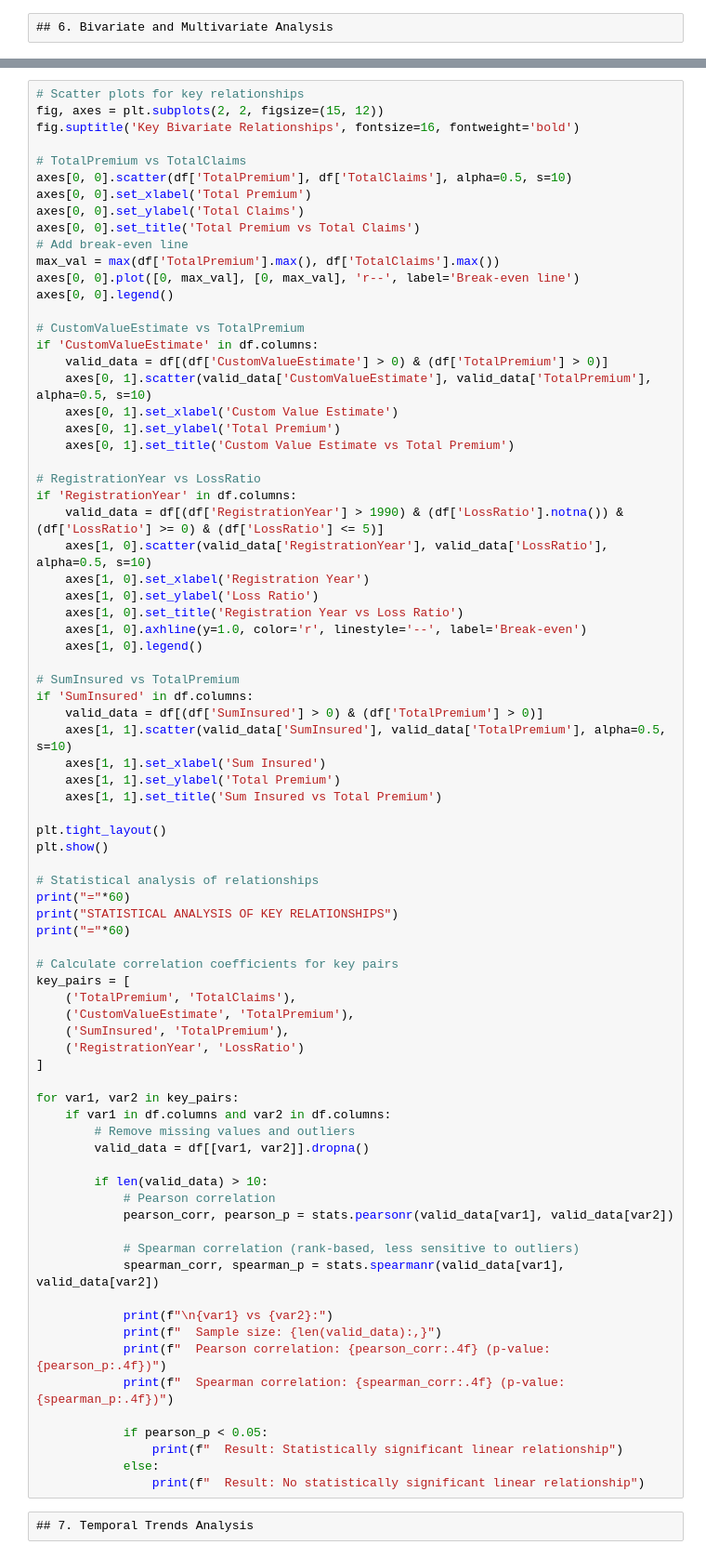
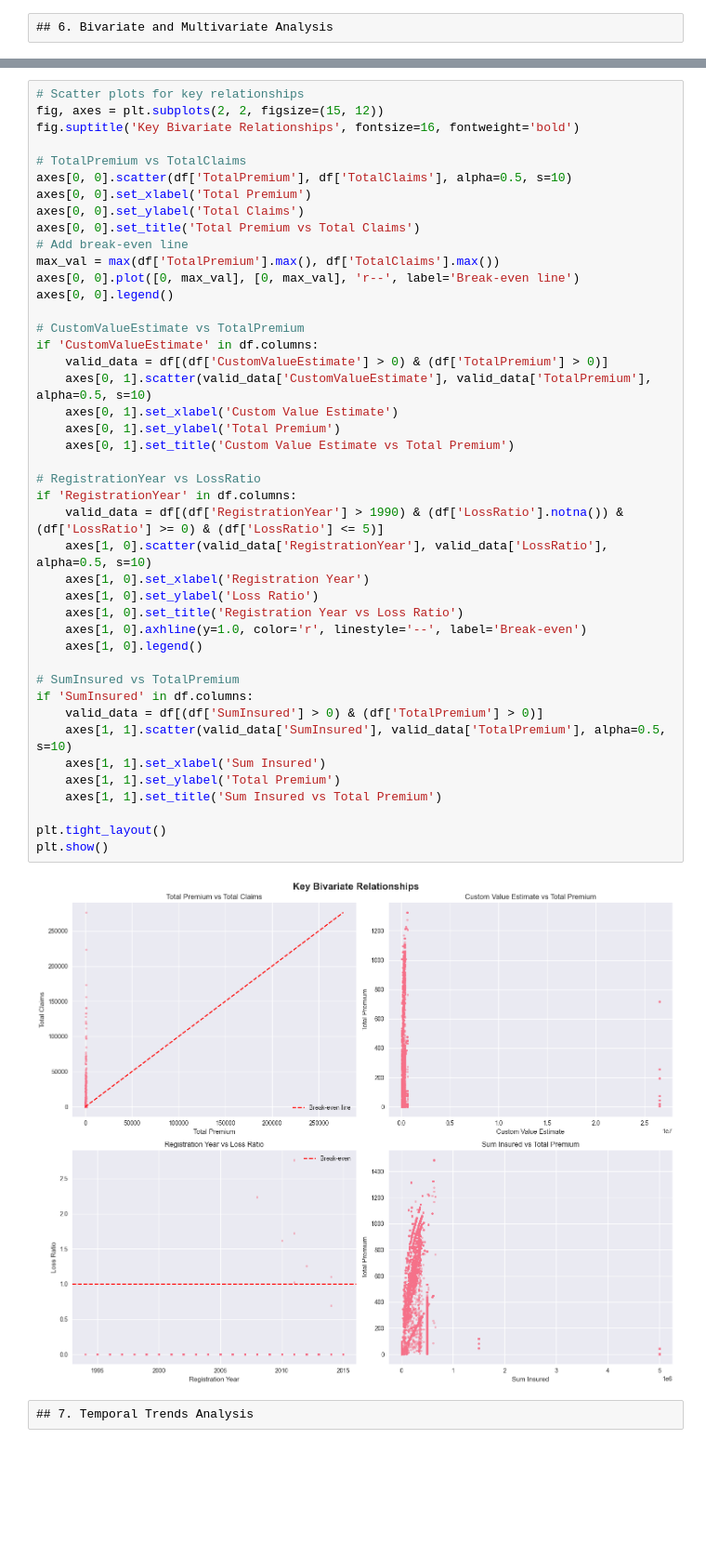
Before and after one commit to projwork/End-to-End-Insurance-Risk-Analytics, a Jupyter notebook: notebooks/EndtoEndInsuranceRiskAnalytics.ipynb, the cells around one changed output, grey strips where cells are left out. Shown at 93% size. Saved outputs shown, nothing was run; the diff lists cells and outputs as text; blank space fills up the shorter version.

```diff
--- a/notebooks/EndtoEndInsuranceRiskAnalytics.ipynb
+++ b/notebooks/EndtoEndInsuranceRiskAnalytics.ipynb
@@ -673,68 +1326,35 @@ axes[0, 0].plot([0, max_val], [0, max_val], 'r--', label='Break-even line')
 axes[0, 0].legend()
 
 # CustomValueEstimate vs TotalPremium
 if 'CustomValueEstimate' in df.columns:
     valid_data = df[(df['CustomValueEstimate'] > 0) & (df['TotalPremium'] > 0)]
     axes[0, 1].scatter(valid_data['CustomValueEstimate'], valid_data['TotalPremium'], alpha=0.5, s=10)
     axes[0, 1].set_xlabel('Custom Value Estimate')
     axes[0, 1].set_ylabel('Total Premium')
     axes[0, 1].set_title('Custom Value Estimate vs Total Premium')
 
 # RegistrationYear vs LossRatio
 if 'RegistrationYear' in df.columns:
     valid_data = df[(df['RegistrationYear'] > 1990) & (df['LossRatio'].notna()) & (df['LossRatio'] >= 0) & (df['LossRatio'] <= 5)]
     axes[1, 0].scatter(valid_data['RegistrationYear'], valid_data['LossRatio'], alpha=0.5, s=10)
     axes[1, 0].set_xlabel('Registration Year')
     axes[1, 0].set_ylabel('Loss Ratio')
     axes[1, 0].set_title('Registration Year vs Loss Ratio')
     axes[1, 0].axhline(y=1.0, color='r', linestyle='--', label='Break-even')
     axes[1, 0].legend()
 
 # SumInsured vs TotalPremium
 if 'SumInsured' in df.columns:
     valid_data = df[(df['SumInsured'] > 0) & (df['TotalPremium'] > 0)]
     axes[1, 1].scatter(valid_data['SumInsured'], valid_data['TotalPremium'], alpha=0.5, s=10)
     axes[1, 1].set_xlabel('Sum Insured')
     axes[1, 1].set_ylabel('Total Premium')
     axes[1, 1].set_title('Sum Insured vs Total Premium')
 
 plt.tight_layout()
 plt.show()
-
-# Statistical analysis of relationships
-print("="*60)
-print("STATISTICAL ANALYSIS OF KEY RELATIONSHIPS")
-print("="*60)
-
-# Calculate correlation coefficients for key pairs
-key_pairs = [
-    ('TotalPremium', 'TotalClaims'),
-    ('CustomValueEstimate', 'TotalPremium'),
-    ('SumInsured', 'TotalPremium'),
-    ('RegistrationYear', 'LossRatio')
-]
-
-for var1, var2 in key_pairs:
-    if var1 in df.columns and var2 in df.columns:
-        # Remove missing values and outliers
-        valid_data = df[[var1, var2]].dropna()
-
-        if len(valid_data) > 10:
-            # Pearson correlation
-            pearson_corr, pearson_p = stats.pearsonr(valid_data[var1], valid_data[var2])
-
-            # Spearman correlation (rank-based, less sensitive to outliers)
-            spearman_corr, spearman_p = stats.spearmanr(valid_data[var1], valid_data[var2])
-
-            print(f"\n{var1} vs {var2}:")
-            print(f"  Sample size: {len(valid_data):,}")
-            print(f"  Pearson correlation: {pearson_corr:.4f} (p-value: {pearson_p:.4f})")
-            print(f"  Spearman correlation: {spearman_corr:.4f} (p-value: {spearman_p:.4f})")
-
-            if pearson_p < 0.05:
-                print(f"  Result: Statistically significant linear relationship")
-            else:
-                print(f"  Result: No statistically significant linear relationship")
+# %% [output]
+[figure, added]
 # %% [raw]
 ## 7. Temporal Trends Analysis
 # %%
```
Also changed, not shown: parts of 34 cells of this notebook, 3 other files.
